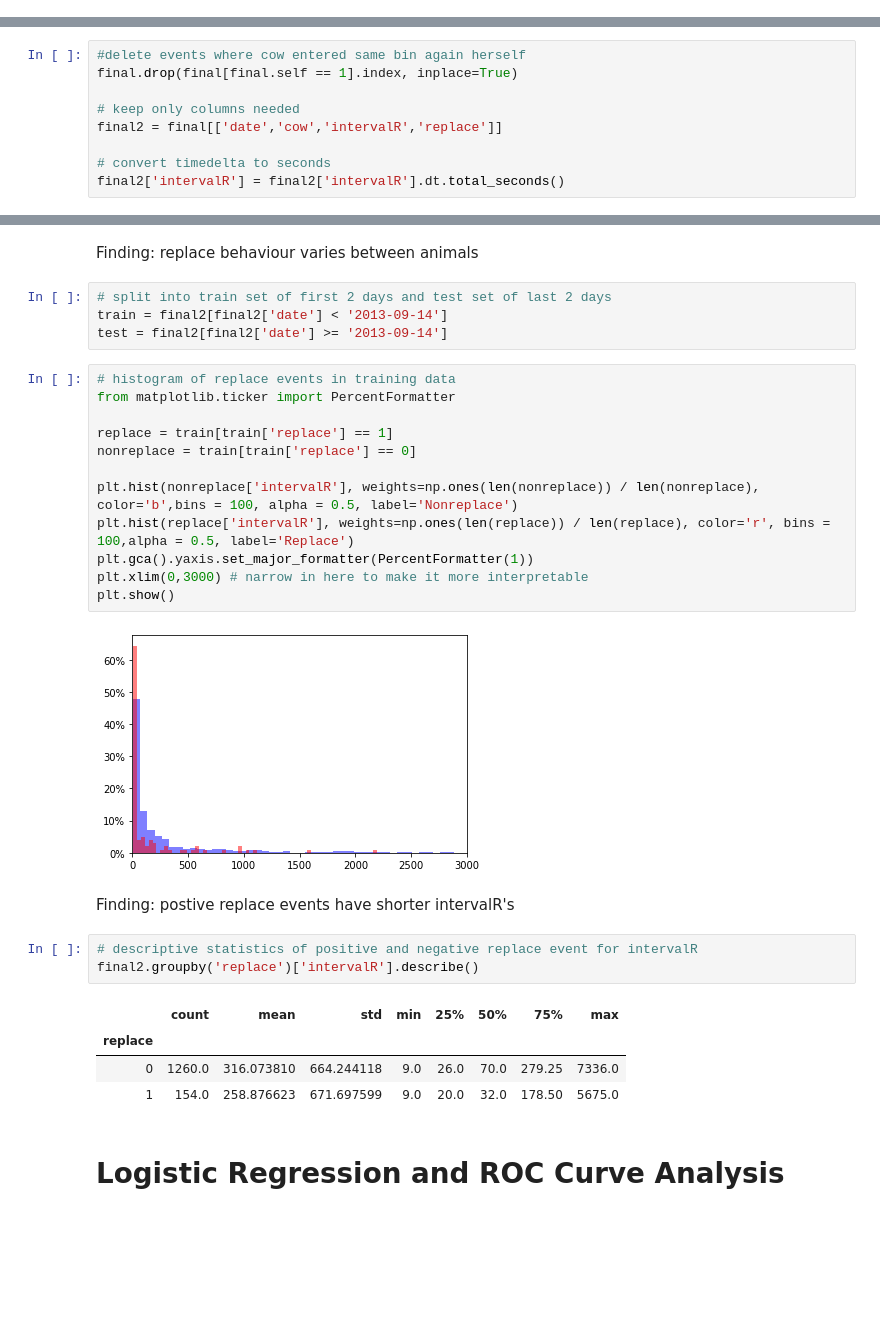
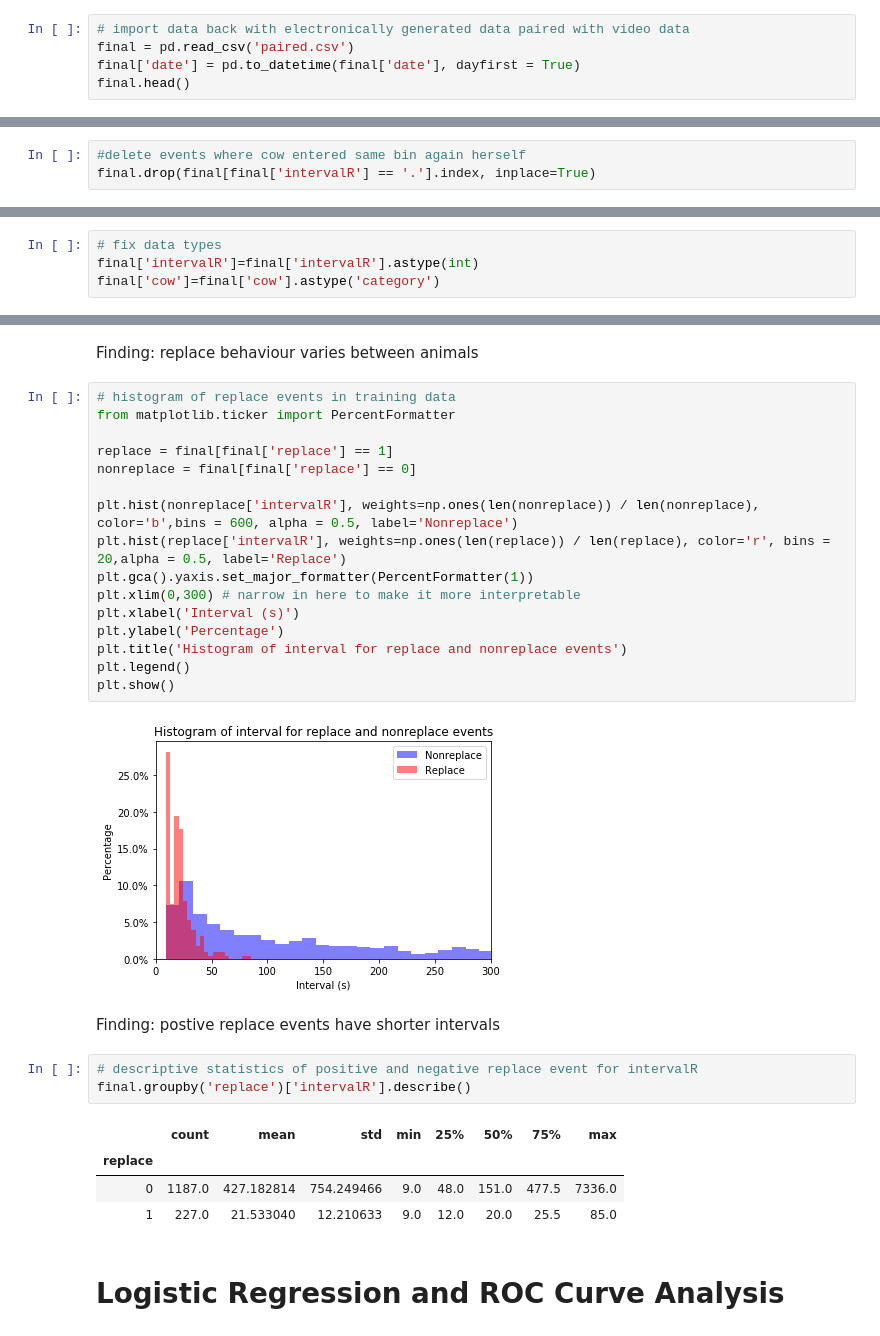
Before and after one commit to paigemcdonald10/diagnostic-test-for-behaviour, a Jupyter notebook: ROC curve analysis.ipynb, the cells around one changed output, grey strips where cells are left out. Drawn from its saved outputs; the diff is of its cells as text; blank space fills up the shorter version.

```diff
--- a/ROC curve analysis.ipynb
+++ b/ROC curve analysis.ipynb
@@ -113,0 +83,5 @@ final
+# %%
+# import data back with electronically generated data paired with video data
+final = pd.read_csv('paired.csv')
+final['date'] = pd.to_datetime(final['date'], dayfirst = True)
+final.head()
@@ -114,12 +95,6 @@ final
 # %%
 #delete events where cow entered same bin again herself
-final.drop(final[final.self == 1].index, inplace=True)
-
-# keep only columns needed
-final2 = final[['date','cow','intervalR','replace']]
-
-# convert timedelta to seconds
-final2['intervalR'] = final2['intervalR'].dt.total_seconds()
+final.drop(final[final['intervalR'] == '.'].index, inplace=True)
 # %% [markdown]
 # Exploratory Data Analysis
 # %%
@@ -145,2 +120,6 @@ memory usage: 95.2 KB
+# %%
+# fix data types
+final['intervalR']=final['intervalR'].astype(int)
+final['cow']=final['cow'].astype('category')
 # %%
 # check that there are no missing values
@@ -208,32 +188,32 @@ final2.groupby('cow')['replace'].sum().plot(x='cow', y='replace', kind = 'bar')
 # %% [markdown]
 Finding: replace behaviour varies between animals
-# %%
-# split into train set of first 2 days and test set of last 2 days
-train = final2[final2['date'] < '2013-09-14']
-test = final2[final2['date'] >= '2013-09-14']
 # %%
 # histogram of replace events in training data
 from matplotlib.ticker import PercentFormatter
 
-replace = train[train['replace'] == 1]
-nonreplace = train[train['replace'] == 0]
+replace = final[final['replace'] == 1]
+nonreplace = final[final['replace'] == 0]
 
-plt.hist(nonreplace['intervalR'], weights=np.ones(len(nonreplace)) / len(nonreplace), color='b',bins = 100, alpha = 0.5, label='Nonreplace')
-plt.hist(replace['intervalR'], weights=np.ones(len(replace)) / len(replace), color='r', bins = 100,alpha = 0.5, label='Replace')
+plt.hist(nonreplace['intervalR'], weights=np.ones(len(nonreplace)) / len(nonreplace), color='b',bins = 600, alpha = 0.5, label='Nonreplace')
+plt.hist(replace['intervalR'], weights=np.ones(len(replace)) / len(replace), color='r', bins = 20,alpha = 0.5, label='Replace')
 plt.gca().yaxis.set_major_formatter(PercentFormatter(1))
-plt.xlim(0,3000) # narrow in here to make it more interpretable
+plt.xlim(0,300) # narrow in here to make it more interpretable
+plt.xlabel('Interval (s)')
+plt.ylabel('Percentage')
+plt.title('Histogram of interval for replace and nonreplace events')
+plt.legend()
 plt.show()
 # %% [output]
-[figure, old version]
+[figure, new version]
 # %% [markdown]
-Finding: postive replace events have shorter intervalR's
+Finding: postive replace events have shorter intervals
 # %%
 # descriptive statistics of positive and negative replace event for intervalR
-final2.groupby('replace')['intervalR'].describe()
+final.groupby('replace')['intervalR'].describe()
 # %% [output]
 |  | count | mean | std | min | 25% | 50% | 75% | max |
 | replace |  |  |  |  |  |  |  |  |
-| 0 | 1260.0 | 316.073810 | 664.244118 | 9.0 | 26.0 | 70.0 | 279.25 | 7336.0 |
-| 1 | 154.0 | 258.876623 | 671.697599 | 9.0 | 20.0 | 32.0 | 178.50 | 5675.0 |
+| 0 | 1187.0 | 427.182814 | 754.249466 | 9.0 | 48.0 | 151.0 | 477.5 | 7336.0 |
+| 1 | 227.0 | 21.533040 | 12.210633 | 9.0 | 12.0 | 20.0 | 25.5 | 85.0 |
 # %% [markdown]
 # Logistic Regression and ROC Curve Analysis
```
Also changed, not shown: parts of 29 cells of this notebook, 1 other file.
